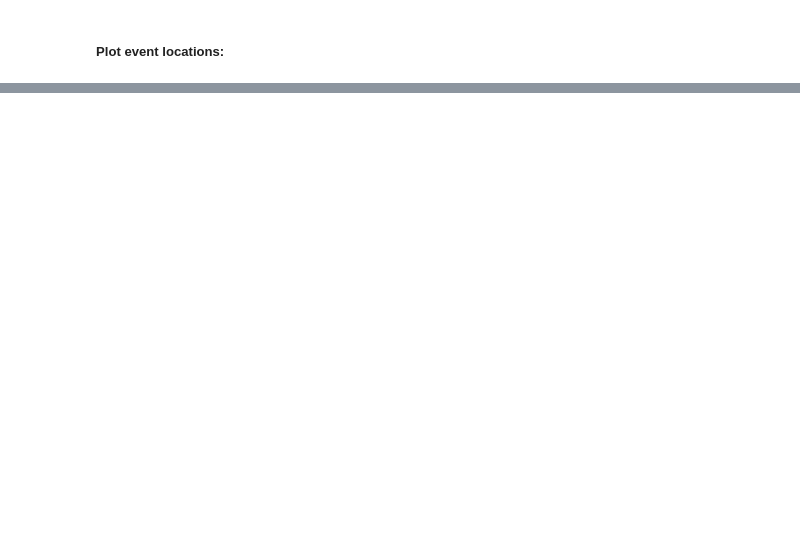
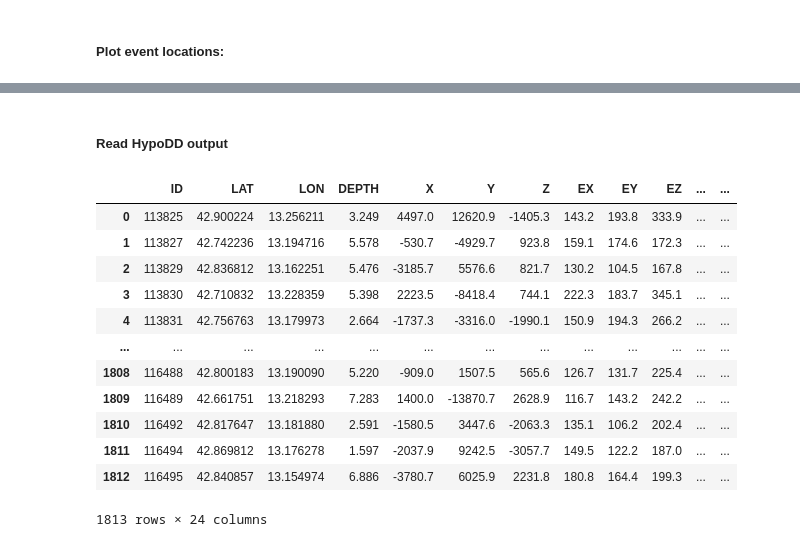
Before and after one commit to SeisSCOPED/HPS-book, a Jupyter notebook: book/chapters/quake_catalog/MLworkflow_quakeflow.ipynb, the cells around one changed output, grey strips where cells are left out. Cells and saved outputs as stored; diff of their text form; code cells hidden in the pictures; blank space fills up the shorter version.

```diff
--- a/book/chapters/quake_catalog/MLworkflow_quakeflow.ipynb
+++ b/book/chapters/quake_catalog/MLworkflow_quakeflow.ipynb
@@ -527,0 +953,19 @@ plt.show()
+# %% [markdown]
+##### Read HypoDD output
+# %%
+events_hypodd = pd.read_csv('./hypoDD.reloc',header=None, sep="\s+",names=['ID', 'LAT', 'LON', 'DEPTH', 'X', 'Y', 'Z', 'EX', 'EY', 'EZ', 'YR', 'MO', 'DY', 'HR', 'MI', 'SC', 'MAG', 'NCCP', 'NCCS', 'NCTP', 'NCTS', 'RCC', 'RCT', 'CID'])
+events_hypodd
+# %% [output]
+|  | ID | LAT | LON | DEPTH | X | Y | Z | EX | EY | EZ | ... | ... |
+| 0 | 113825 | 42.900224 | 13.256211 | 3.249 | 4497.0 | 12620.9 | -1405.3 | 143.2 | 193.8 | 333.9 | ... | ... |
+| 1 | 113827 | 42.742236 | 13.194716 | 5.578 | -530.7 | -4929.7 | 923.8 | 159.1 | 174.6 | 172.3 | ... | ... |
+| 2 | 113829 | 42.836812 | 13.162251 | 5.476 | -3185.7 | 5576.6 | 821.7 | 130.2 | 104.5 | 167.8 | ... | ... |
+| 3 | 113830 | 42.710832 | 13.228359 | 5.398 | 2223.5 | -8418.4 | 744.1 | 222.3 | 183.7 | 345.1 | ... | ... |
+| 4 | 113831 | 42.756763 | 13.179973 | 2.664 | -1737.3 | -3316.0 | -1990.1 | 150.9 | 194.3 | 266.2 | ... | ... |
+| ... | ... | ... | ... | ... | ... | ... | ... | ... | ... | ... | ... | ... |
+| 1808 | 116488 | 42.800183 | 13.190090 | 5.220 | -909.0 | 1507.5 | 565.6 | 126.7 | 131.7 | 225.4 | ... | ... |
+| 1809 | 116489 | 42.661751 | 13.218293 | 7.283 | 1400.0 | -13870.7 | 2628.9 | 116.7 | 143.2 | 242.2 | ... | ... |
+| 1810 | 116492 | 42.817647 | 13.181880 | 2.591 | -1580.5 | 3447.6 | -2063.3 | 135.1 | 106.2 | 202.4 | ... | ... |
+| 1811 | 116494 | 42.869812 | 13.176278 | 1.597 | -2037.9 | 9242.5 | -3057.7 | 149.5 | 122.2 | 187.0 | ... | ... |
+| 1812 | 116495 | 42.840857 | 13.154974 | 6.886 | -3780.7 | 6025.9 | 2231.8 | 180.8 | 164.4 | 199.3 | ... | ... |
+1813 rows × 24 columns
```
Also changed, not shown: parts of 40 cells of this notebook.
